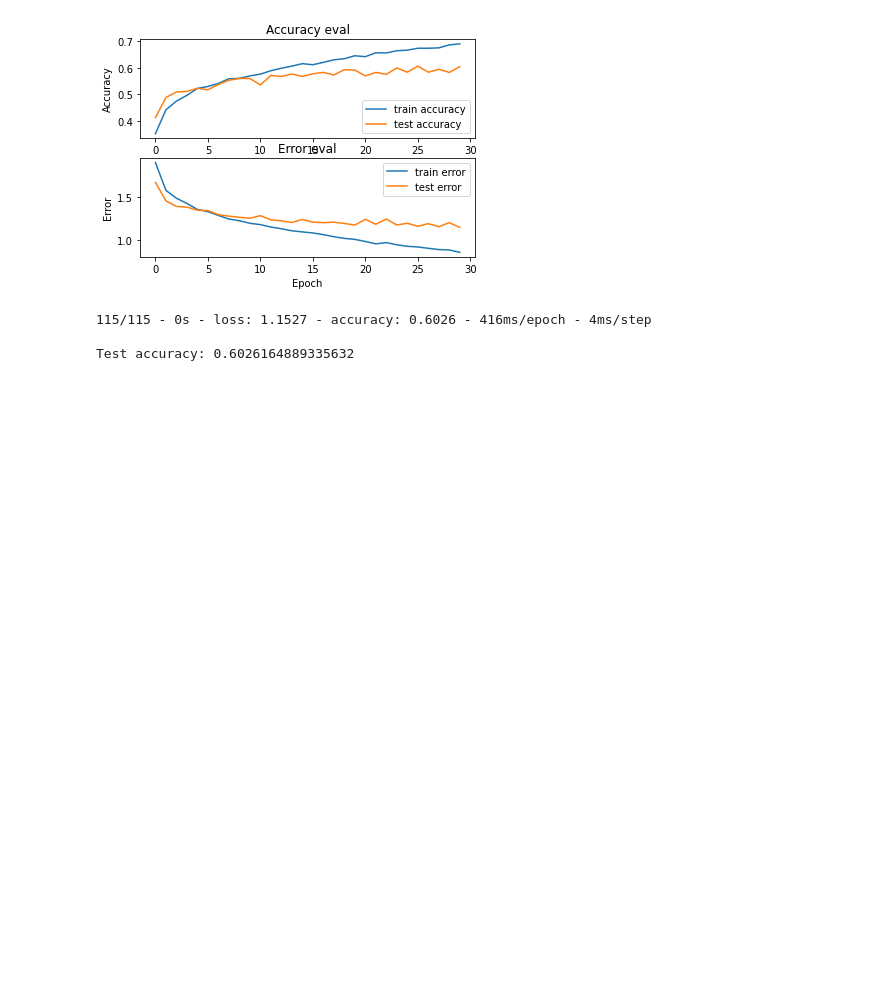
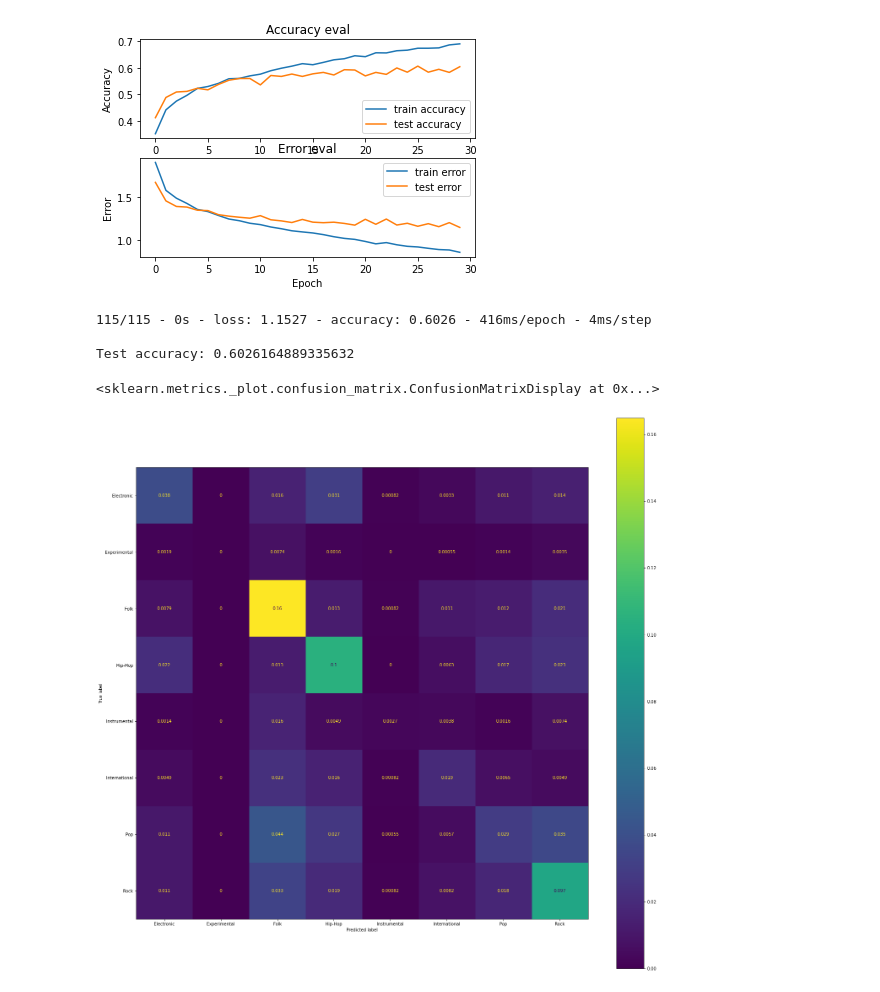
Before and after one commit to gtpash/sonic_separability, a Jupyter notebook: fma_benchmarks.ipynb, the cells around one changed output. Drawn from its saved outputs; the diff is of its cells as text; code cells hidden in the pictures; blank space fills up the shorter version.

Commit message:
add confusion matrix for cnn

```diff
--- a/fma_benchmarks.ipynb
+++ b/fma_benchmarks.ipynb
@@ -662,3 +662,14 @@ Epoch 30: val_loss improved from 1.15928 to 1.15069, saving model to /storage/gr
 115/115 - 0s - loss: 1.1527 - accuracy: 0.6026 - 416ms/epoch - 4ms/step
 
 Test accuracy: 0.6026164889335632
+# %%
+y_prob = cnn.predict(mfcc_test_cnn)
+y_pred_cnn = y_prob.argmax(axis=-1)
+
+cm = confusion_matrix(y_test, y_pred_cnn, normalize='all')
+cmd = ConfusionMatrixDisplay(cm, display_labels=genres)
+fig, ax = plt.subplots(figsize=(24,24))
+cmd.plot(ax=ax)
+# %% [output]
+<sklearn.metrics._plot.confusion_matrix.ConfusionMatrixDisplay at 0x...>
+[figure, added]
```
